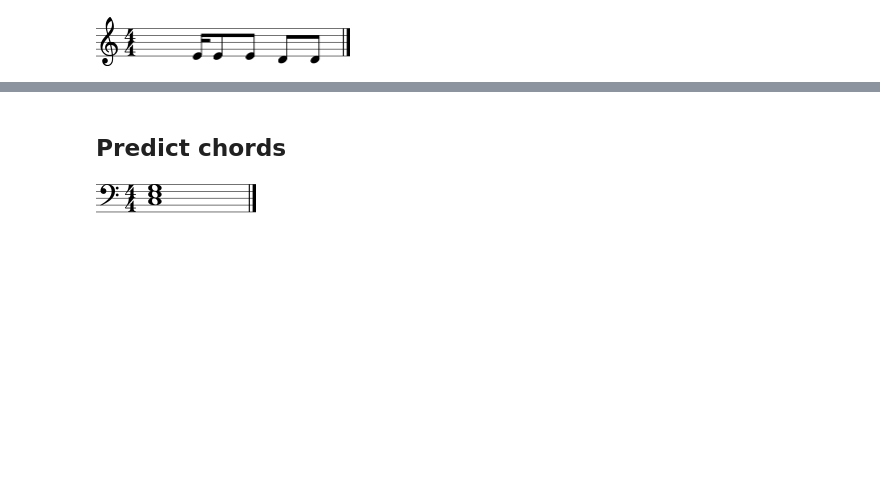
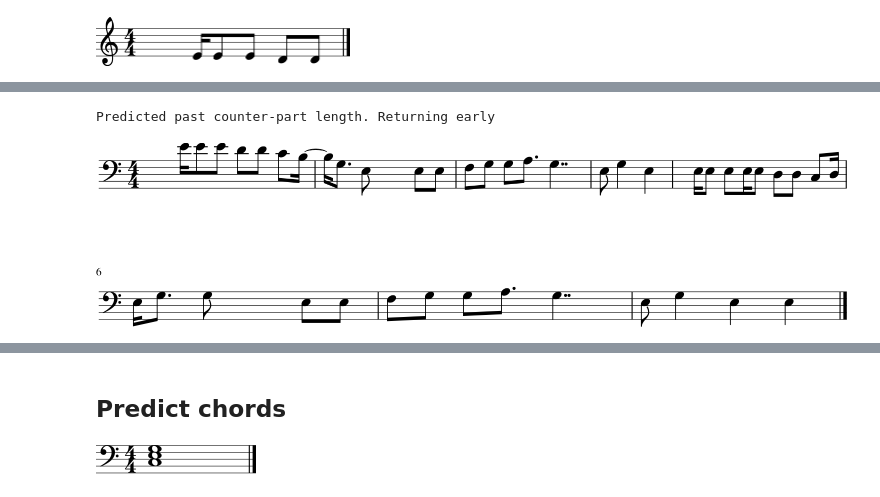
Before and after one commit to bearpelican/musicautobot, a Jupyter notebook: notebooks/example/MultitaskGenerate.ipynb, the cells around one changed output, grey strips where cells are left out. Cells and saved outputs as stored; diff of their text form; code cells hidden in the pictures; blank space fills up the shorter version.

Commit message:
Fixed index filtering and s2s predictions with memory

```diff
--- a/notebooks/example/MultitaskGenerate.ipynb
+++ b/notebooks/example/MultitaskGenerate.ipynb
@@ -189,4 +174,7 @@ learn.model = learn.model.cpu()
 # %%
-pred_melody = predict_s2s(learn, chords, partial_melody)
+pred_melody = learn.predict_s2s(chords, partial_melody, use_memory=True)
+pred_melody.show()
 # %% [output]
 [interactive output not drawn]
+Predicted past counter-part length. Returning early
+[figure, added]
```
Also changed, not shown: parts of 29 cells of this notebook, 2 other files.
